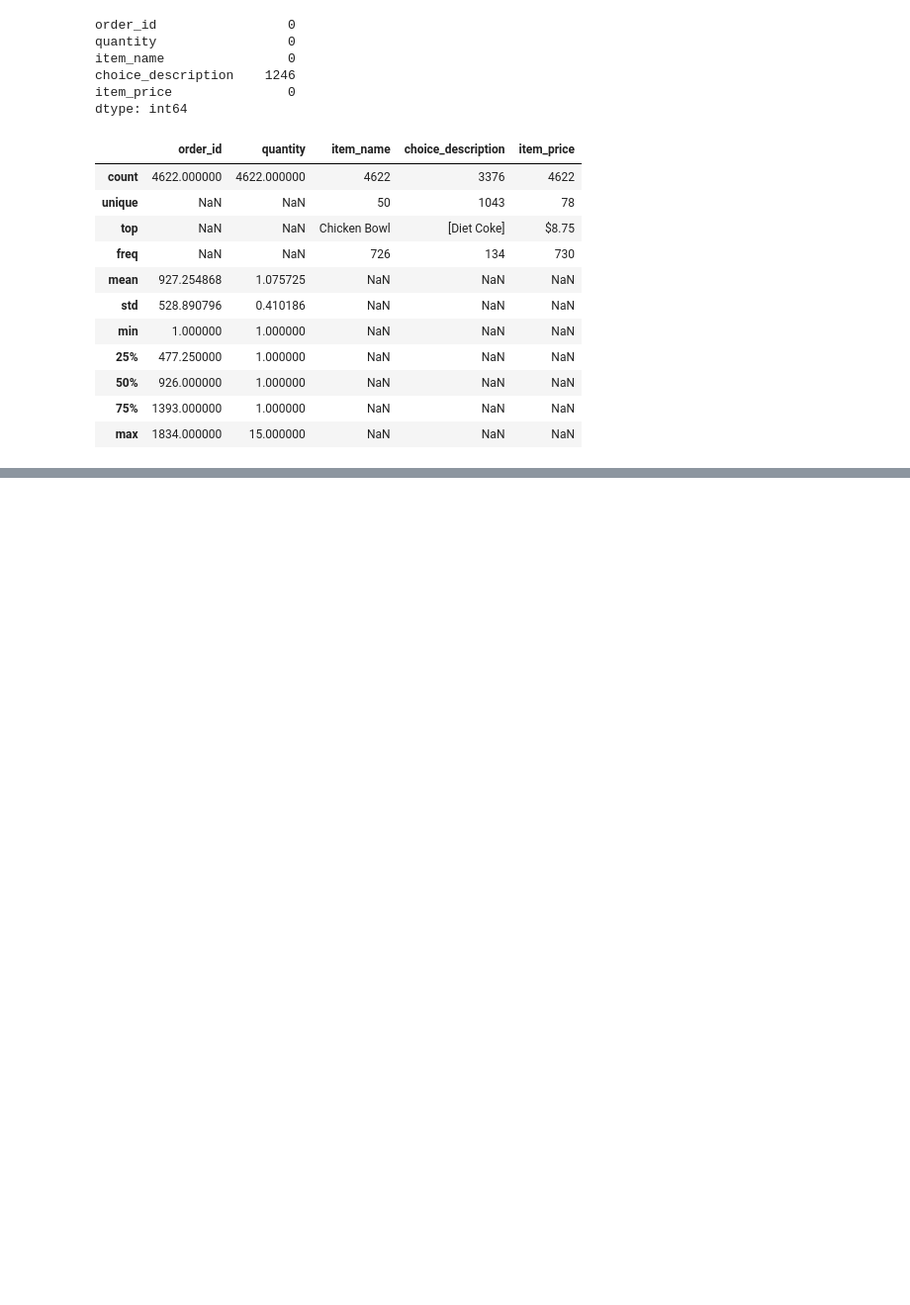
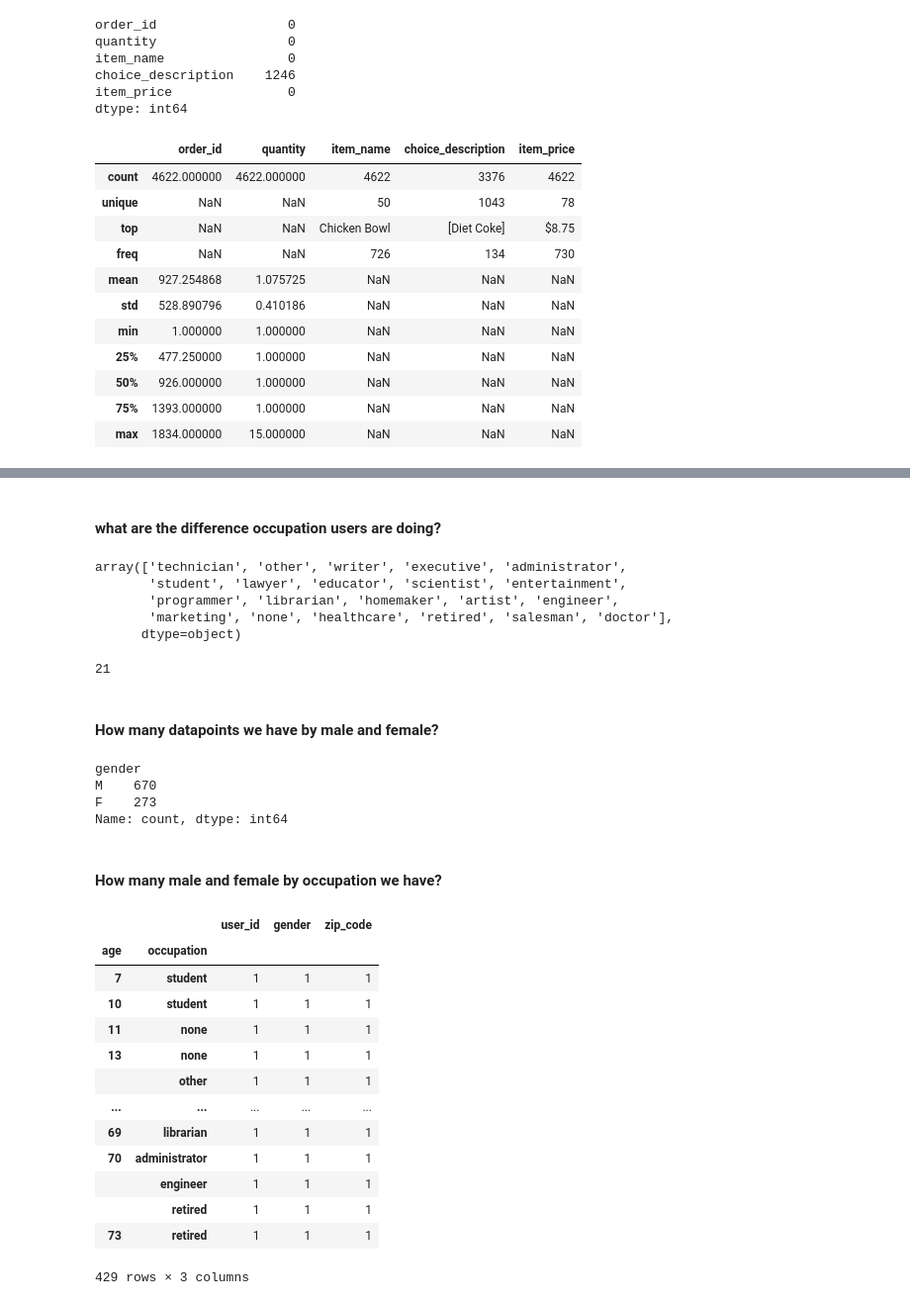
Before and after one commit to Smita2597/ds-repo, a Jupyter notebook: Pandas/Pandas Data Analysis.ipynb, the cells around one changed output, grey strips where cells are left out. Shown at 99% size. Cells and saved outputs as stored; diff of their text form; code cells hidden in the pictures; blank space fills up the shorter version.

```diff
--- a/Pandas/Pandas Data Analysis.ipynb
+++ b/Pandas/Pandas Data Analysis.ipynb
@@ -179,0 +283,3 @@ purchase_order_df.describe(include='all')
+# %%
+user_df = pd.read_csv("u.user",sep='|')
+user_df
@@ -179,0 +340,42 @@ purchase_order_df.describe(include='all')
+# %% [markdown]
+#### what are the difference occupation users are doing?
+# %%
+user_df['occupation'].unique()
+# %% [output]
+array(['technician', 'other', 'writer', 'executive', 'administrator',
+       'student', 'lawyer', 'educator', 'scientist', 'entertainment',
+       'programmer', 'librarian', 'homemaker', 'artist', 'engineer',
+       'marketing', 'none', 'healthcare', 'retired', 'salesman', 'doctor'],
+      dtype=object)
+# %%
+user_df['occupation'].nunique()
+# %% [output]
+21
+# %% [markdown]
+#### How many datapoints we have by male and female?
+# %%
+user_df['gender'].value_counts()
+# %% [output]
+gender
+M    670
+F    273
+Name: count, dtype: int64
+# %% [markdown]
+#### How many male and female by occupation we have?
+# %%
+user_df.groupby(by=['age','occupation']).count()
+# %% [output]
+|  |  | user_id | gender | zip_code |
+| age | occupation |  |  |  |
+| 7 | student | 1 | 1 | 1 |
+| 10 | student | 1 | 1 | 1 |
+| 11 | none | 1 | 1 | 1 |
+| 13 | none | 1 | 1 | 1 |
+|  | other | 1 | 1 | 1 |
+| ... | ... | ... | ... | ... |
+| 69 | librarian | 1 | 1 | 1 |
+| 70 | administrator | 1 | 1 | 1 |
+|  | engineer | 1 | 1 | 1 |
+|  | retired | 1 | 1 | 1 |
+| 73 | retired | 1 | 1 | 1 |
+429 rows × 3 columns
```
Also changed, not shown: parts of 25 cells of this notebook.
